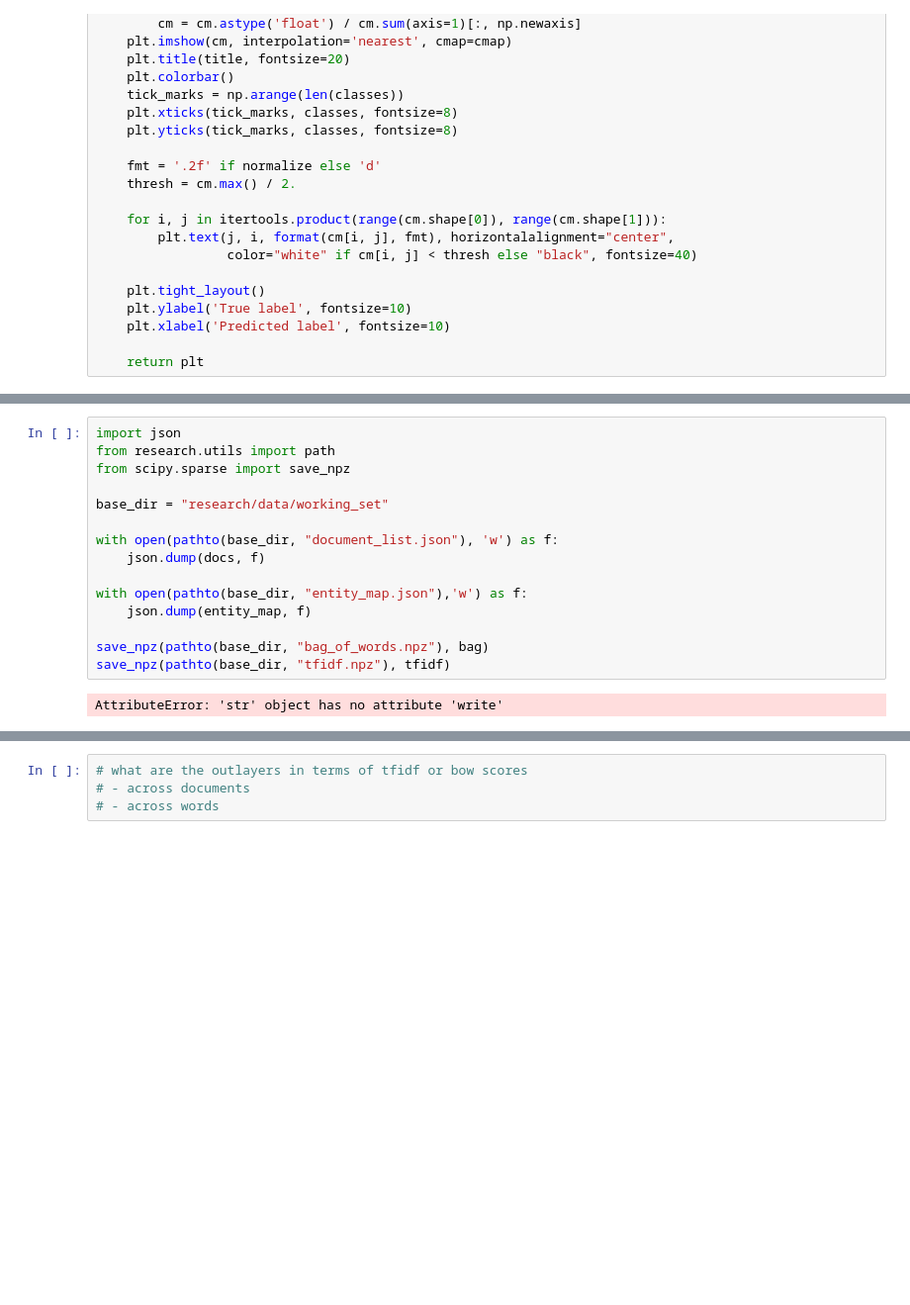
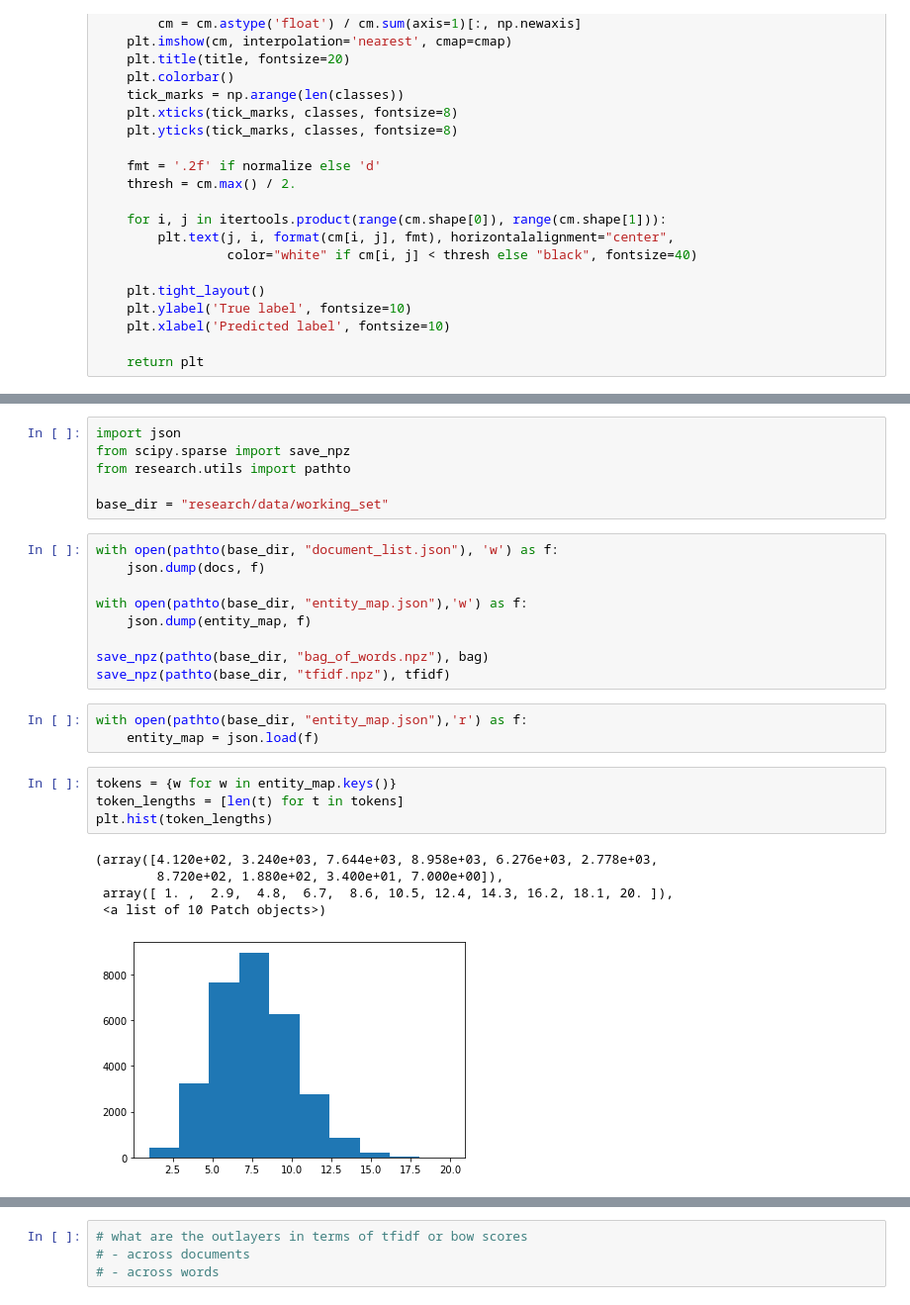
Before and after one commit to jecolasurdo/rallymomentumindex, a Jupyter notebook: Scratchpad.ipynb, the cells around one changed output, grey strips where cells are left out. Shown at 99% size. Cells and saved outputs as stored; diff of their text form; blank space fills up the shorter version.

Commit message:
Forgot to save notebook.

```diff
--- a/Scratchpad.ipynb
+++ b/Scratchpad.ipynb
@@ -141,10 +145,10 @@ print(cm)
+# %%
+import json
+from scipy.sparse import save_npz
+from research.utils import pathto
+
+base_dir = "research/data/working_set"
 # %%
-import json
-from research.utils import path
-from scipy.sparse import save_npz
-
-base_dir = "research/data/working_set"
-
 with open(pathto(base_dir, "document_list.json"), 'w') as f:
     json.dump(docs, f)
 
@@ -153,5 +157,16 @@ with open(pathto(base_dir, "entity_map.json"),'w') as f:
 
 save_npz(pathto(base_dir, "bag_of_words.npz"), bag)
 save_npz(pathto(base_dir, "tfidf.npz"), tfidf)
-# %% [output]
-AttributeError: 'str' object has no attribute 'write'
+# %%
+with open(pathto(base_dir, "entity_map.json"),'r') as f:
+    entity_map = json.load(f)
+# %%
+tokens = {w for w in entity_map.keys()}
+token_lengths = [len(t) for t in tokens]
+plt.hist(token_lengths)
+# %% [output]
+(array([4.120e+02, 3.240e+03, 7.644e+03, 8.958e+03, 6.276e+03, 2.778e+03,
+        8.720e+02, 1.880e+02, 3.400e+01, 7.000e+00]),
+ array([ 1. ,  2.9,  4.8,  6.7,  8.6, 10.5, 12.4, 14.3, 16.2, 18.1, 20. ]),
+ <a list of 10 Patch objects>)
+[figure, added]
```
Also changed, not shown: parts of 12 cells of this notebook.
